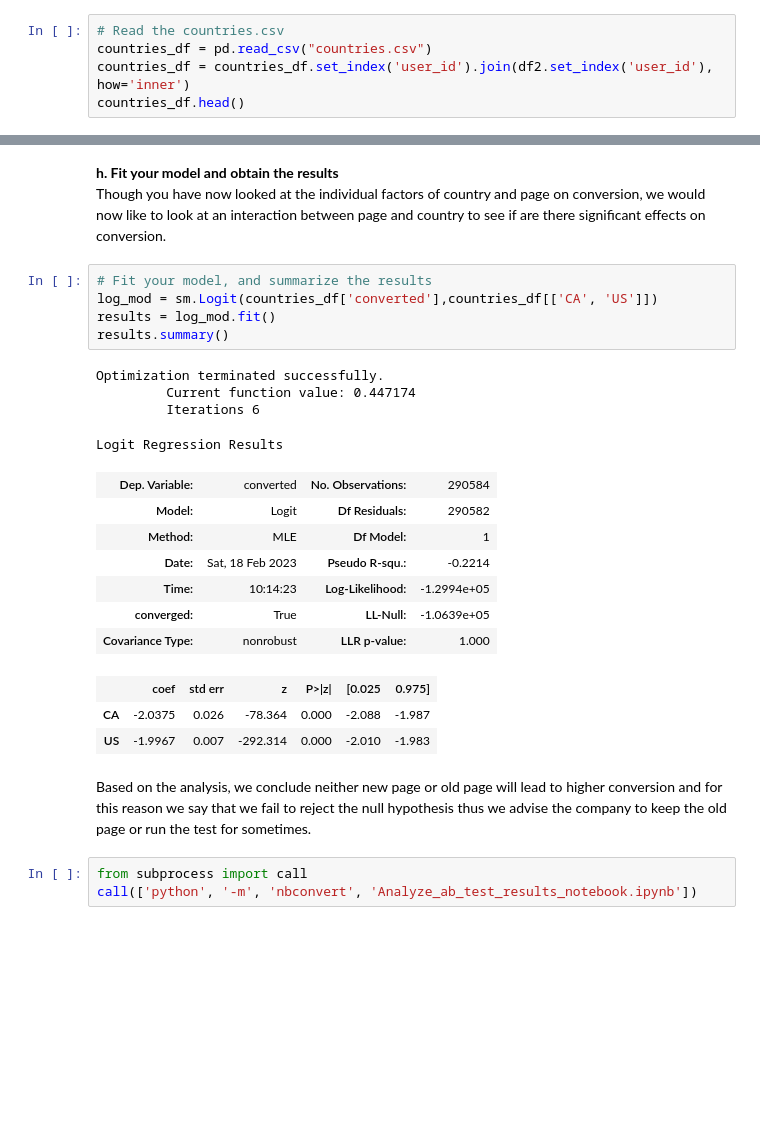
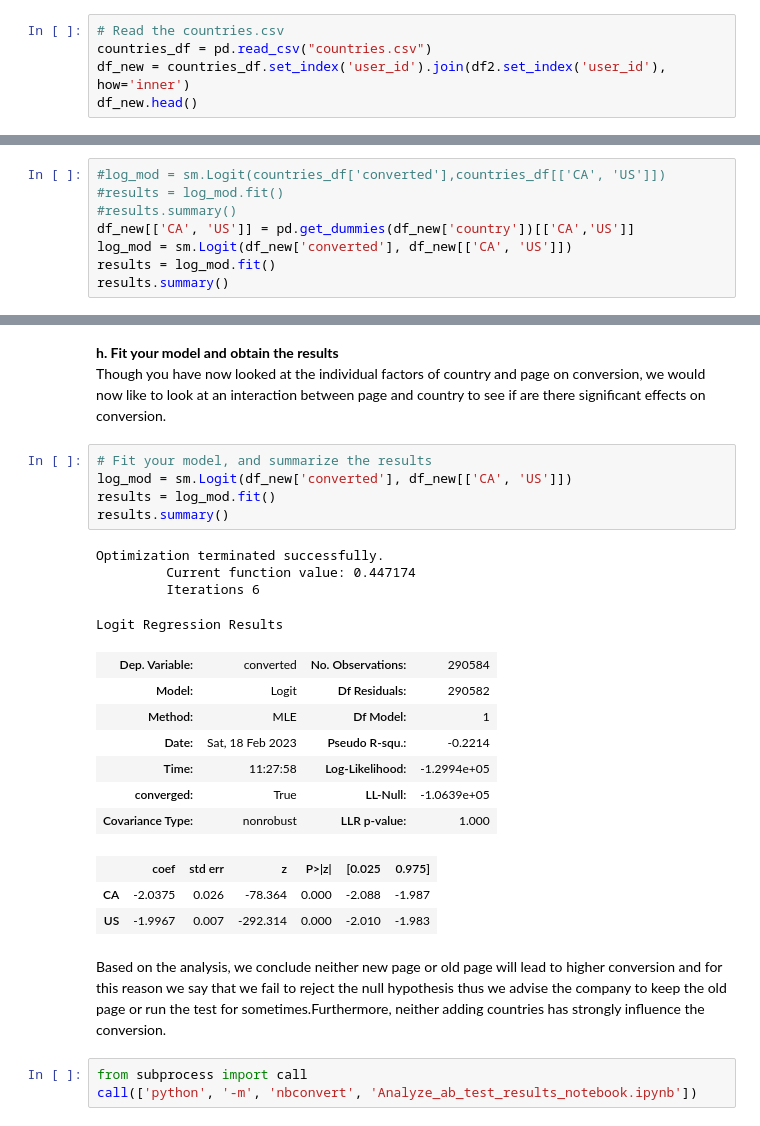
Before and after one commit to iampeterndumba/AB_TEST-ECOMMERCE, a Jupyter notebook: Analyze AB Test Results/Analyze_ab_test_results_notebook.ipynb, the cells around one changed output, grey strips where cells are left out. Cells and saved outputs as stored; diff of their text form; blank space fills up the shorter version.

```diff
--- a/Analyze AB Test Results/Analyze_ab_test_results_notebook.ipynb
+++ b/Analyze AB Test Results/Analyze_ab_test_results_notebook.ipynb
@@ -418,8 +418,8 @@ Now along with testing if the conversion rate changes for different pages, also
 # %%
 # Read the countries.csv
 countries_df = pd.read_csv("countries.csv")
-countries_df = countries_df.set_index('user_id').join(df2.set_index('user_id'), how='inner')
-countries_df.head()
+df_new = countries_df.set_index('user_id').join(df2.set_index('user_id'), how='inner')
+df_new.head()
 # %% [output]
 |  | country | timestamp | group | landing_page | converted | intercept | control | treatment |
 | user_id |  |  |  |  |  |  |  |  |
@@ -441,0 +435,8 @@ countries_df[['CA', 'US']] = pd.get_dummies(countries_df['country'])[['CA','US']
+# %%
+#log_mod = sm.Logit(countries_df['converted'],countries_df[['CA', 'US']])
+#results = log_mod.fit()
+#results.summary()
+df_new[['CA', 'US']] = pd.get_dummies(df_new['country'])[['CA','US']]
+log_mod = sm.Logit(df_new['converted'], df_new[['CA', 'US']])
+results = log_mod.fit()
+results.summary()
@@ -444,26 +467,26 @@ countries_df[['CA', 'US']] = pd.get_dummies(countries_df['country'])[['CA','US']
 Though you have now looked at the individual factors of country and page on conversion, we would now like to look at an interaction between page and country to see if are there significant effects on conversion.
 # %%
 # Fit your model, and summarize the results
-log_mod = sm.Logit(countries_df['converted'],countries_df[['CA', 'US']])
+log_mod = sm.Logit(df_new['converted'], df_new[['CA', 'US']])
 results = log_mod.fit()
 results.summary()
 # %% [output]
 Optimization terminated successfully.
          Current function value: 0.447174
          Iterations 6
 Logit Regression Results
 | Dep. Variable: | converted | No. Observations: | 290584 |
 | Model: | Logit | Df Residuals: | 290582 |
 | Method: | MLE | Df Model: | 1 |
 | Date: | Sat, 18 Feb 2023 | Pseudo R-squ.: | -0.2214 |
-| Time: | 10:14:23 | Log-Likelihood: | -1.2994e+05 |
+| Time: | 11:27:58 | Log-Likelihood: | -1.2994e+05 |
 | converged: | True | LL-Null: | -1.0639e+05 |
 | Covariance Type: | nonrobust | LLR p-value: | 1.000 |
 |  | coef | std err | z | P>|z| | [0.025 | 0.975] |
 | CA | -2.0375 | 0.026 | -78.364 | 0.000 | -2.088 | -1.987 |
 | US | -1.9967 | 0.007 | -292.314 | 0.000 | -2.010 | -1.983 |
 # %% [markdown]
-Based on the analysis, we conclude neither new page or old page will lead to higher conversion and for this reason we say that we fail to reject the null hypothesis thus we advise the company to keep the old page  or run the test for sometimes.
+Based on the analysis, we conclude neither new page or old page will lead to higher conversion and for this reason we say that we fail to reject the null hypothesis thus we advise the company to keep the old page  or run the test for sometimes.Furthermore, neither adding countries has strongly influence the conversion.
 # %%
 from subprocess import call
 call(['python', '-m', 'nbconvert', 'Analyze_ab_test_results_notebook.ipynb'])
```
Also changed, not shown: parts of 13 cells of this notebook.
